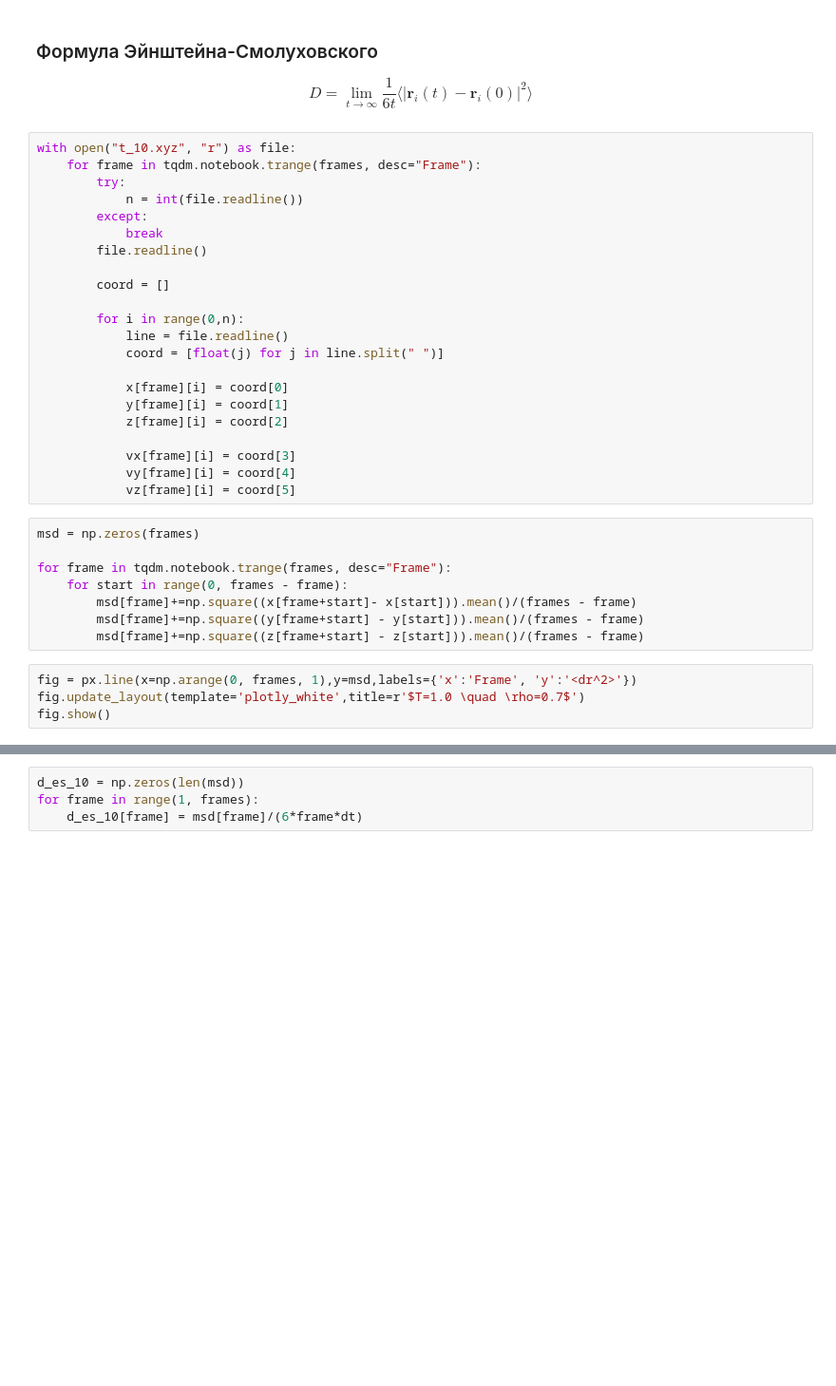
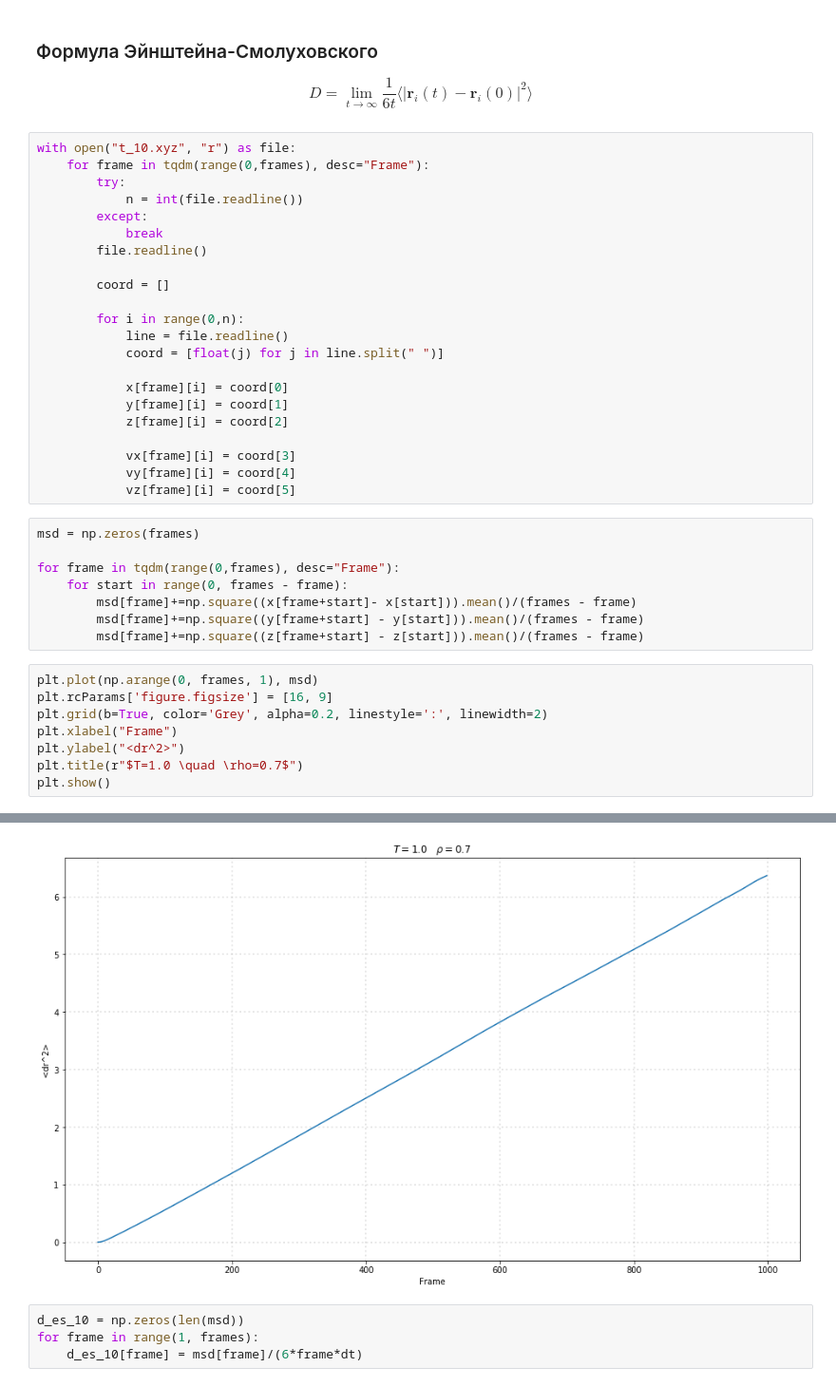
Before and after one commit to Xissand/nbody, a Jupyter notebook: research/trajectories/analysis.ipynb, the cells around one changed output, grey strips where cells are left out. Shown: that part at 95% size. Drawn from its saved outputs; the diff is of its cells as text; blank space fills up the shorter version.

```diff
--- a/research/trajectories/analysis.ipynb
+++ b/research/trajectories/analysis.ipynb
@@ -44,7 +52,7 @@ vz = np.zeros((frames, particles))
 $$ D = \lim_{t \to \infty} \frac{1}{6t}\langle |\pmb{r}_{i}(t) - \pmb{r}_{i}(0)|^{2} \rangle$$
 # %%
 with open("t_10.xyz", "r") as file:
-    for frame in tqdm.notebook.trange(frames, desc="Frame"):
+    for frame in tqdm(range(0,frames), desc="Frame"):
         try:
             n = int(file.readline())
         except:
@@ -67,13 +75,17 @@ with open("t_10.xyz", "r") as file:
 # %%
 msd = np.zeros(frames)
 
-for frame in tqdm.notebook.trange(frames, desc="Frame"):
+for frame in tqdm(range(0,frames), desc="Frame"):
     for start in range(0, frames - frame):
         msd[frame]+=np.square((x[frame+start]- x[start])).mean()/(frames - frame)
         msd[frame]+=np.square((y[frame+start] - y[start])).mean()/(frames - frame)
         msd[frame]+=np.square((z[frame+start] - z[start])).mean()/(frames - frame)
 # %%
-fig = px.line(x=np.arange(0, frames, 1),y=msd,labels={'x':'Frame', 'y':'<dr^2>'})
-fig.update_layout(template='plotly_white',title=r'$T=1.0 \quad \rho=0.7$')
-fig.show()
+plt.plot(np.arange(0, frames, 1), msd)
+plt.rcParams['figure.figsize'] = [16, 9]
+plt.grid(b=True, color='Grey', alpha=0.2, linestyle=':', linewidth=2)
+plt.xlabel("Frame")
+plt.ylabel("<dr^2>")
+plt.title(r"$T=1.0 \quad \rho=0.7$")
+plt.show()
 # %% [output]
@@ -81,3 +92,4 @@ fig.show()
+[figure, added]
 # %%
 d_es_10 = np.zeros(len(msd))
 for frame in range(1, frames):
```
Also changed, not shown: parts of 37 cells of this notebook, 3 other files.
